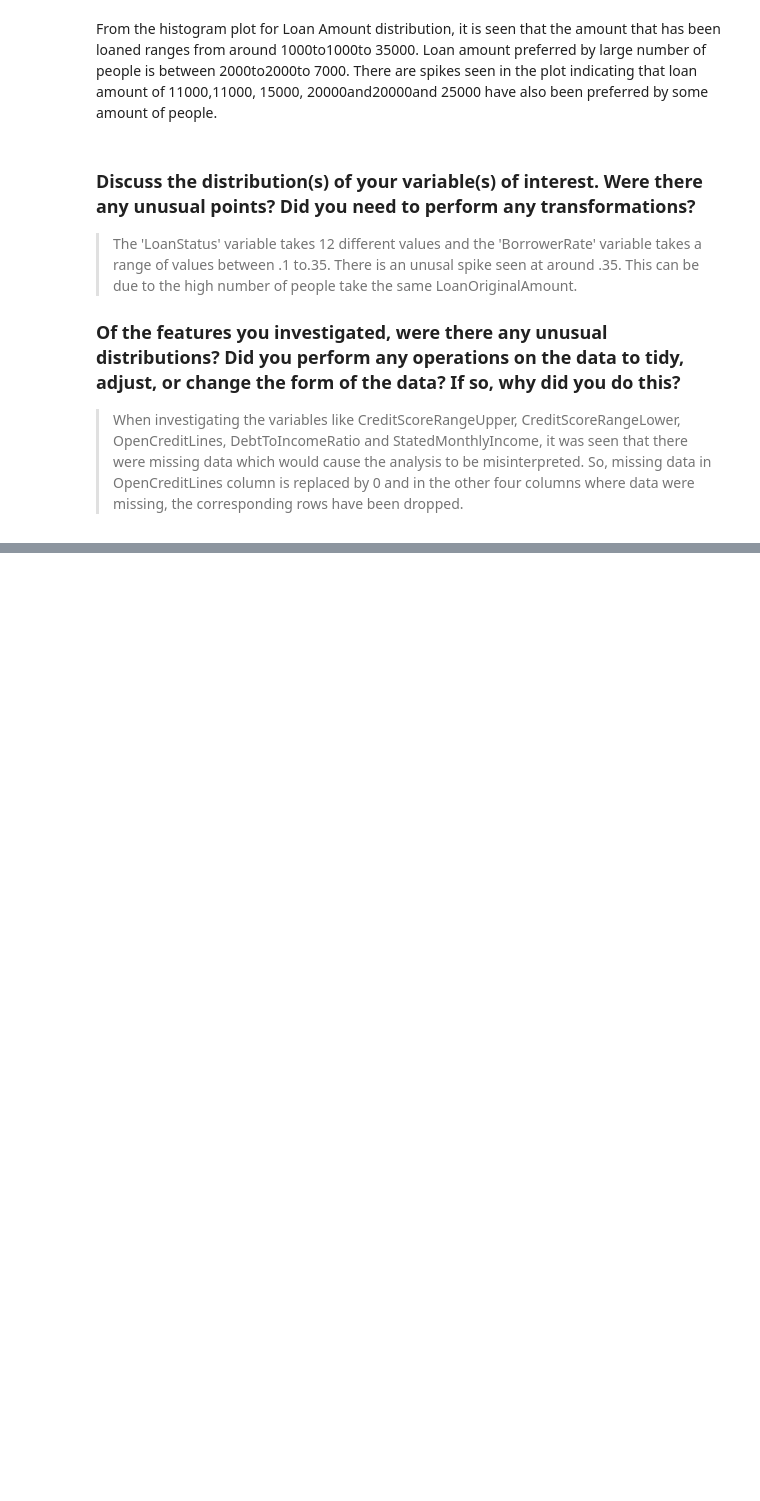
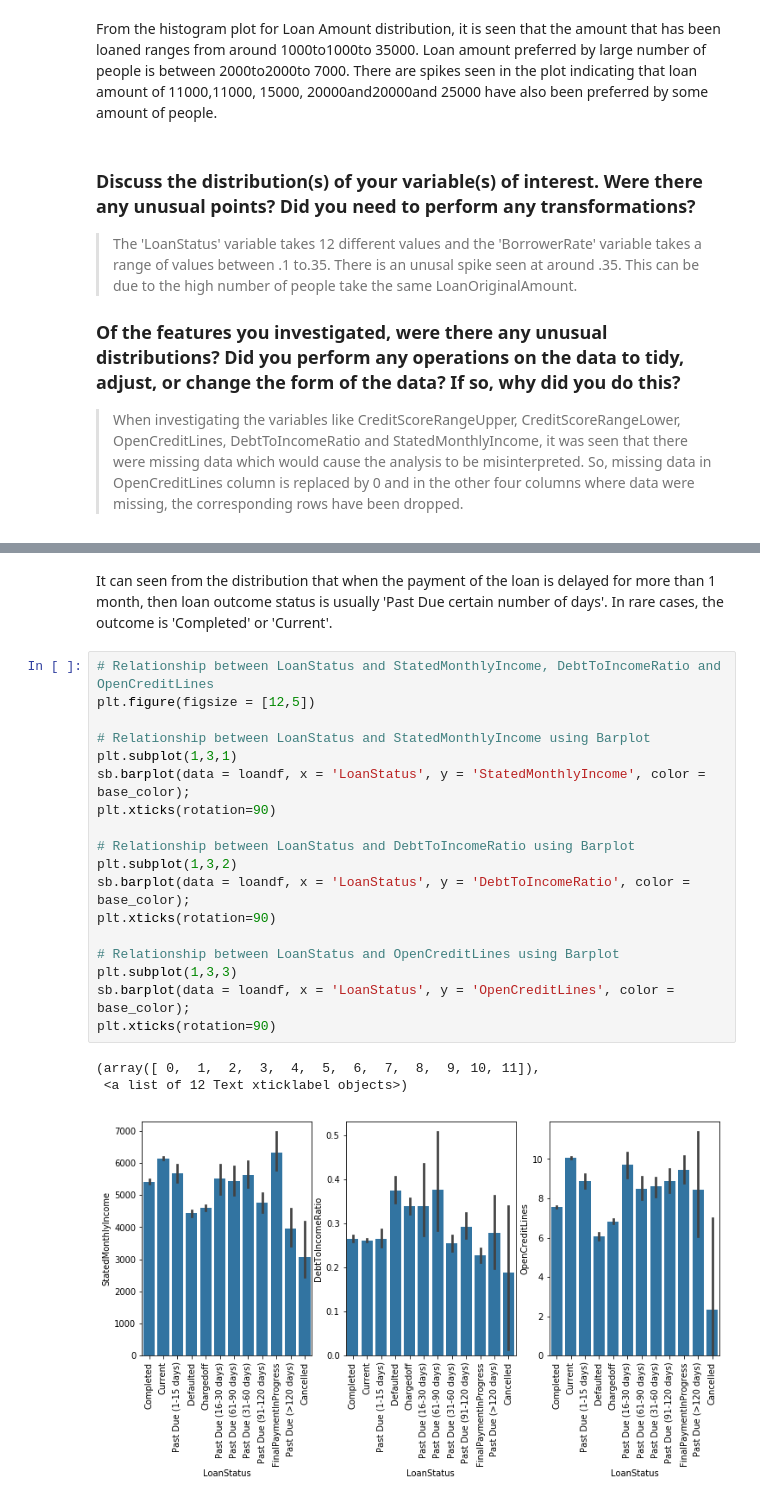
Before and after one commit to Kirthi-Raman/LoanDatasetAnalysis, a Jupyter notebook: exploration_template.ipynb, the cells around one changed output, grey strips where cells are left out. Saved outputs shown, nothing was run; the diff lists cells and outputs as text; blank space fills up the shorter version.

```diff
--- a/exploration_template.ipynb
+++ b/exploration_template.ipynb
@@ -493,0 +514,24 @@ From the histogram plot for Loan Amount distribution, it is seen that the amount
+# %% [markdown]
+It can seen from the distribution that when the payment of the loan is delayed for more than 1 month, then loan outcome status is usually 'Past Due certain number of days'. In rare cases, the outcome is 'Completed' or 'Current'.
+# %%
+# Relationship between LoanStatus and StatedMonthlyIncome, DebtToIncomeRatio and OpenCreditLines
+plt.figure(figsize = [12,5])
+
+# Relationship between LoanStatus and StatedMonthlyIncome using Barplot
+plt.subplot(1,3,1)
+sb.barplot(data = loandf, x = 'LoanStatus', y = 'StatedMonthlyIncome', color = base_color);
+plt.xticks(rotation=90)
+
+# Relationship between LoanStatus and DebtToIncomeRatio using Barplot
+plt.subplot(1,3,2)
+sb.barplot(data = loandf, x = 'LoanStatus', y = 'DebtToIncomeRatio', color = base_color);
+plt.xticks(rotation=90)
+
+# Relationship between LoanStatus and OpenCreditLines using Barplot
+plt.subplot(1,3,3)
+sb.barplot(data = loandf, x = 'LoanStatus', y = 'OpenCreditLines', color = base_color);
+plt.xticks(rotation=90)
+# %% [output]
+(array([ 0,  1,  2,  3,  4,  5,  6,  7,  8,  9, 10, 11]),
+ <a list of 12 Text xticklabel objects>)
+[figure, added]
```
Also changed, not shown: parts of 12 cells of this notebook.
